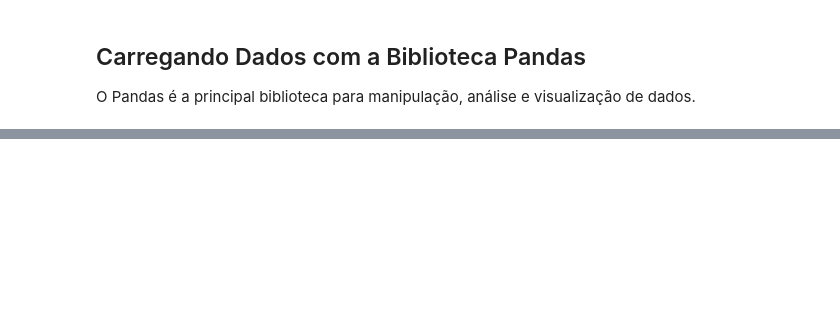
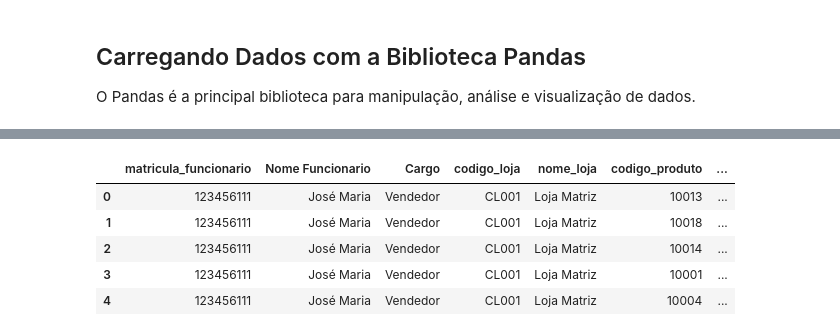
Before and after one commit to vamvieira/Aulas_Senai, a Jupyter notebook: AquisicaoDeDados.ipynb, the cells around one changed output, grey strips where cells are left out. Saved outputs shown, nothing was run; the diff lists cells and outputs as text; code cells hidden in the pictures; blank space fills up the shorter version.

```diff
--- a/AquisicaoDeDados.ipynb
+++ b/AquisicaoDeDados.ipynb
@@ -26,0 +80,10 @@ df
+# %%
+#Para carregar planilha específica usa o sheet_name e o nome da planilha
+pd.read_excel('/content/Vendas.xlsx', sheet_name='base_vendas').head()
+# %% [output]
+|  | matricula_funcionario | Nome Funcionario | Cargo | codigo_loja | nome_loja | codigo_produto | ... |
+| 0 | 123456111 | José Maria | Vendedor | CL001 | Loja Matriz | 10013 | ... |
+| 1 | 123456111 | José Maria | Vendedor | CL001 | Loja Matriz | 10018 | ... |
+| 2 | 123456111 | José Maria | Vendedor | CL001 | Loja Matriz | 10014 | ... |
+| 3 | 123456111 | José Maria | Vendedor | CL001 | Loja Matriz | 10001 | ... |
+| 4 | 123456111 | José Maria | Vendedor | CL001 | Loja Matriz | 10004 | ... |
```
Also changed, not shown: parts of 20 cells of this notebook.
